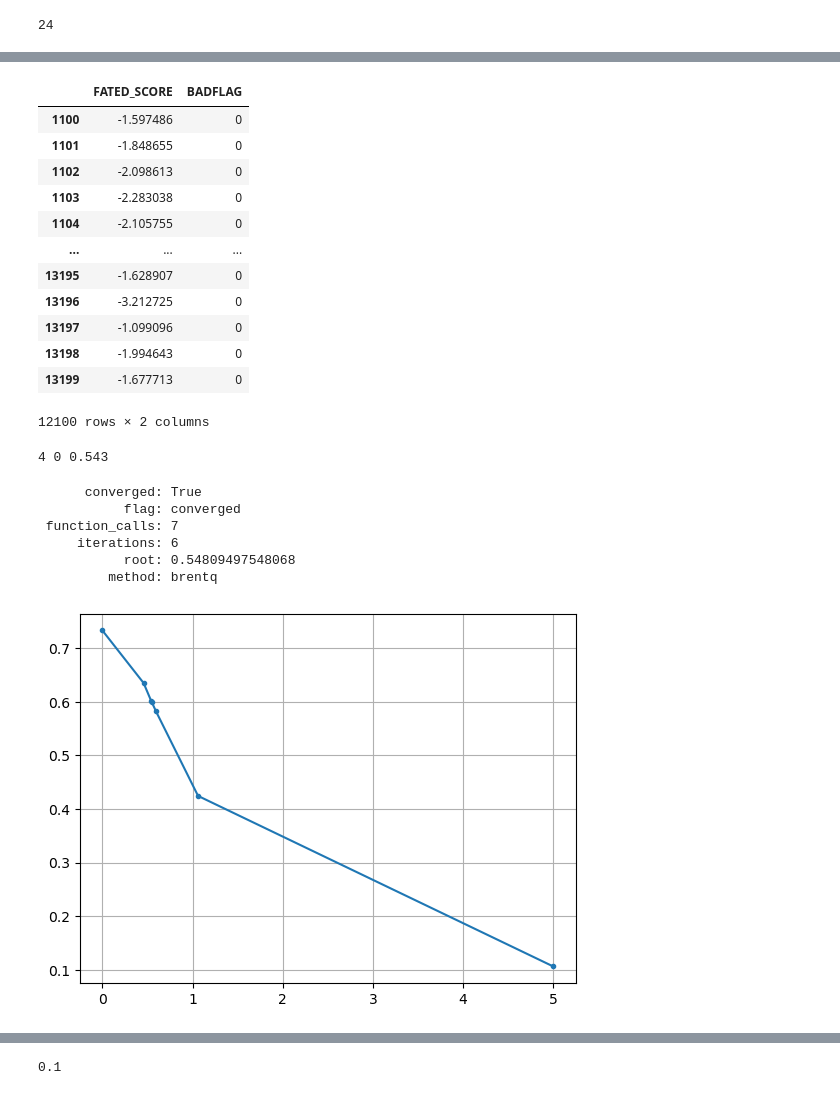
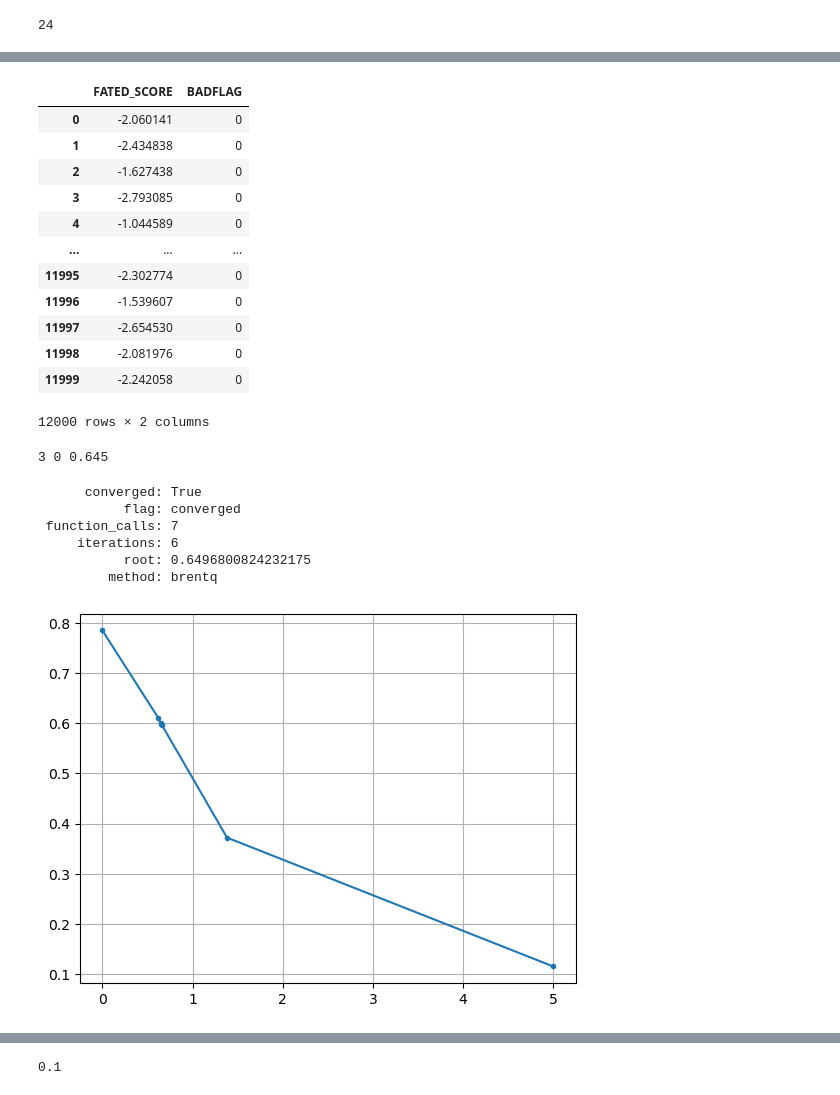
Before and after one commit to il-giza/Bank_SandBox, a Jupyter notebook: matrix_migration/generator_of_portfolio.ipynb, the cells around one changed output, grey strips where cells are left out. Saved outputs shown, nothing was run; the diff lists cells and outputs as text; code cells hidden in the pictures.

```diff
--- a/matrix_migration/generator_of_portfolio.ipynb
+++ b/matrix_migration/generator_of_portfolio.ipynb
@@ -268,28 +266,28 @@ plt.show()
 # %%
-ix = T['SD'].between(24,36)
+ix = T['SD'].between(12, 24)
 TT = T[ix][['FATED_SCORE', 'BADFLAG']]
 TT
 # %% [output]
 |  | FATED_SCORE | BADFLAG |
-| 1100 | -1.597486 | 0 |
-| 1101 | -1.848655 | 0 |
-| 1102 | -2.098613 | 0 |
-| 1103 | -2.283038 | 0 |
-| 1104 | -2.105755 | 0 |
+| 0 | -2.060141 | 0 |
+| 1 | -2.434838 | 0 |
+| 2 | -1.627438 | 0 |
+| 3 | -2.793085 | 0 |
+| 4 | -1.044589 | 0 |
 | ... | ... | ... |
-| 13195 | -1.628907 | 0 |
-| 13196 | -3.212725 | 0 |
-| 13197 | -1.099096 | 0 |
-| 13198 | -1.994643 | 0 |
-| 13199 | -1.677713 | 0 |
+| 11995 | -2.302774 | 0 |
+| 11996 | -1.539607 | 0 |
+| 11997 | -2.654530 | 0 |
+| 11998 | -2.081976 | 0 |
+| 11999 | -2.242058 | 0 |
-12100 rows × 2 columns
+12000 rows × 2 columns
 # %%
 y_gini = 0.60
 # %%
 model2 = DS.create_model(gini = y_gini, tto_sample=TT)
 model2.info()
 # %% [output]
-4 0 0.543
+3 0 0.645
 # %%
 model2.log_dic['root_scalar']
 # %% [output]
@@ -297,7 +295,7 @@ model2.log_dic['root_scalar']
            flag: converged
  function_calls: 7
      iterations: 6
-           root: 0.54809497548068
+           root: 0.6496800824232175
          method: brentq
 # %%
 dic_fun = model2.log_dic['dic_fun']
@@ -307,4 +305,4 @@ y = [dic_fun[k] for k in x]
 plt.plot(x, y, '.-')
 plt.grid()
 # %% [output]
-[figure, old version]
+[figure, new version]
```
Also changed, not shown: parts of 37 cells of this notebook, 1 other file.
